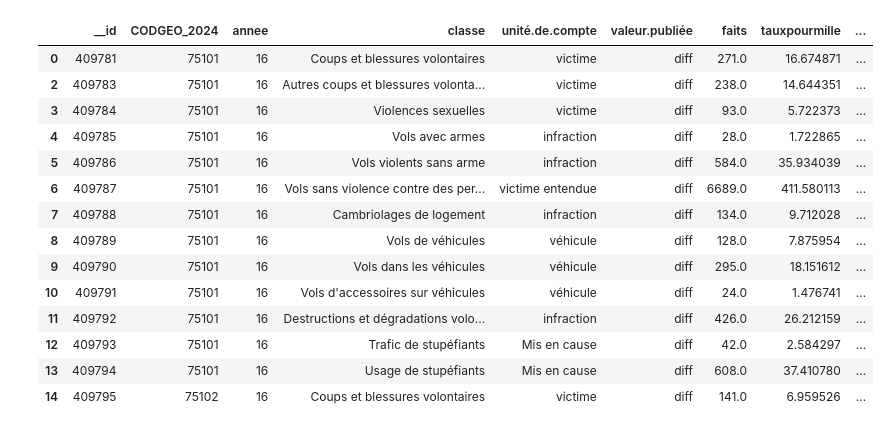
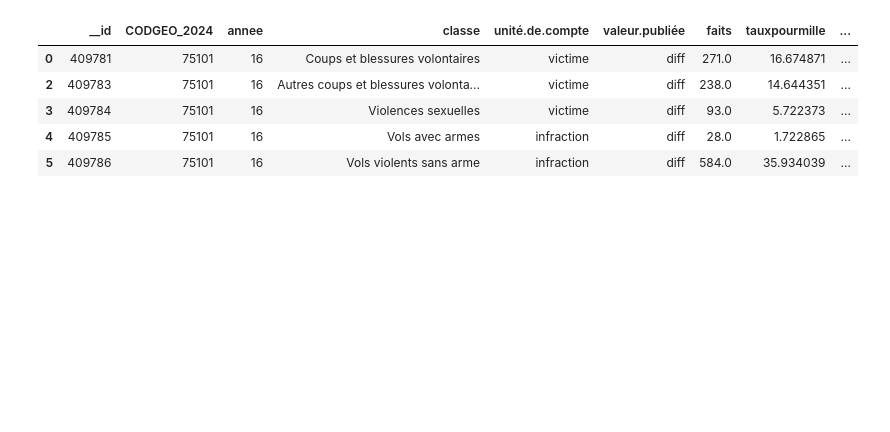
Before and after one commit to Yasmxne/Projet-Python-pour-la-Data-Science, a Jupyter notebook: BaseDélinquance.ipynb, the cells around one changed output. Saved outputs shown, nothing was run; the diff lists cells and outputs as text; code cells hidden in the pictures; blank space fills up the shorter version.

```diff
--- a/BaseDélinquance.ipynb
+++ b/BaseDélinquance.ipynb
@@ -70,24 +79,12 @@ Valeurs uniques dans la colonne 'classe':
 # %%
 df_delinquance['arrondissement'] = df_delinquance['CODGEO_2024'].astype(str).str[-2:]
 df_delinquance = df_delinquance[df_delinquance['classe'] != 'Coups et blessures volontaires intrafamiliaux']
-df_delinquance['tauxpourmille'] = df_delinquance['tauxpourmille'].str.replace(',', '.', regex=False)
-df_delinquance['tauxpourmille'] = df_delinquance['tauxpourmille'].str.replace('+', '', regex=False)
-df_delinquance['tauxpourmille'] = pd.to_numeric(df_delinquance['tauxpourmille'], errors='coerce')
 
-df_delinquance.head(14)
+df_delinquance.head()
 # %% [output]
 |  | __id | CODGEO_2024 | annee | classe | unité.de.compte | valeur.publiée | faits | tauxpourmille | ... |
 | 0 | 409781 | 75101 | 16 | Coups et blessures volontaires | victime | diff | 271.0 | 16.674871 | ... |
 | 2 | 409783 | 75101 | 16 | Autres coups et blessures volonta... | victime | diff | 238.0 | 14.644351 | ... |
 | 3 | 409784 | 75101 | 16 | Violences sexuelles | victime | diff | 93.0 | 5.722373 | ... |
 | 4 | 409785 | 75101 | 16 | Vols avec armes | infraction | diff | 28.0 | 1.722865 | ... |
 | 5 | 409786 | 75101 | 16 | Vols violents sans arme | infraction | diff | 584.0 | 35.934039 | ... |
-| 6 | 409787 | 75101 | 16 | Vols sans violence contre des per... | victime entendue | diff | 6689.0 | 411.580113 | ... |
-| 7 | 409788 | 75101 | 16 | Cambriolages de logement | infraction | diff | 134.0 | 9.712028 | ... |
-| 8 | 409789 | 75101 | 16 | Vols de véhicules | véhicule | diff | 128.0 | 7.875954 | ... |
-| 9 | 409790 | 75101 | 16 | Vols dans les véhicules | véhicule | diff | 295.0 | 18.151612 | ... |
-| 10 | 409791 | 75101 | 16 | Vols d'accessoires sur véhicules | véhicule | diff | 24.0 | 1.476741 | ... |
-| 11 | 409792 | 75101 | 16 | Destructions et dégradations volo... | infraction | diff | 426.0 | 26.212159 | ... |
-| 12 | 409793 | 75101 | 16 | Trafic de stupéfiants | Mis en cause | diff | 42.0 | 2.584297 | ... |
-| 13 | 409794 | 75101 | 16 | Usage de stupéfiants | Mis en cause | diff | 608.0 | 37.410780 | ... |
-| 14 | 409795 | 75102 | 16 | Coups et blessures volontaires | victime | diff | 141.0 | 6.959526 | ... |
```
Also changed, not shown: parts of 13 cells of this notebook.
